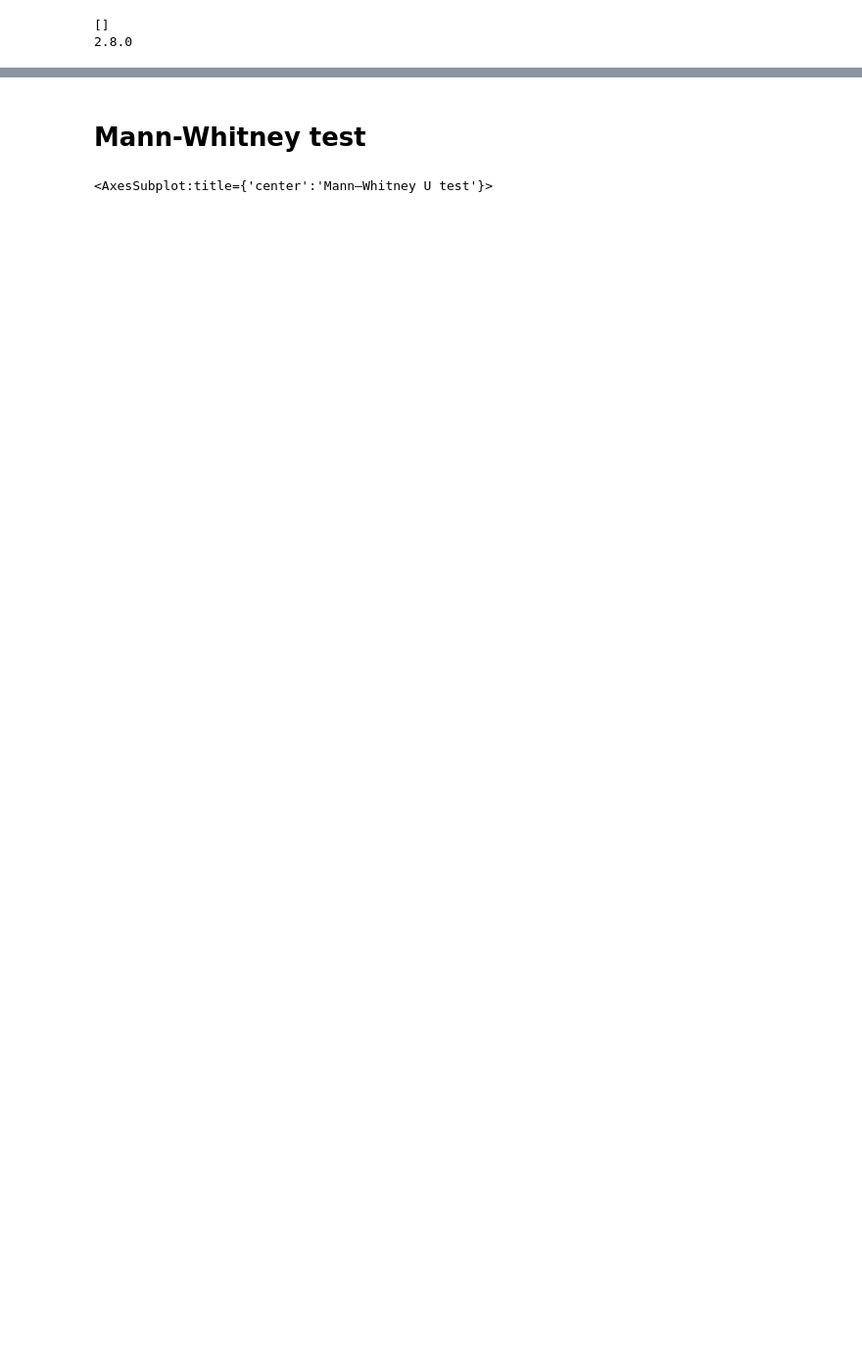
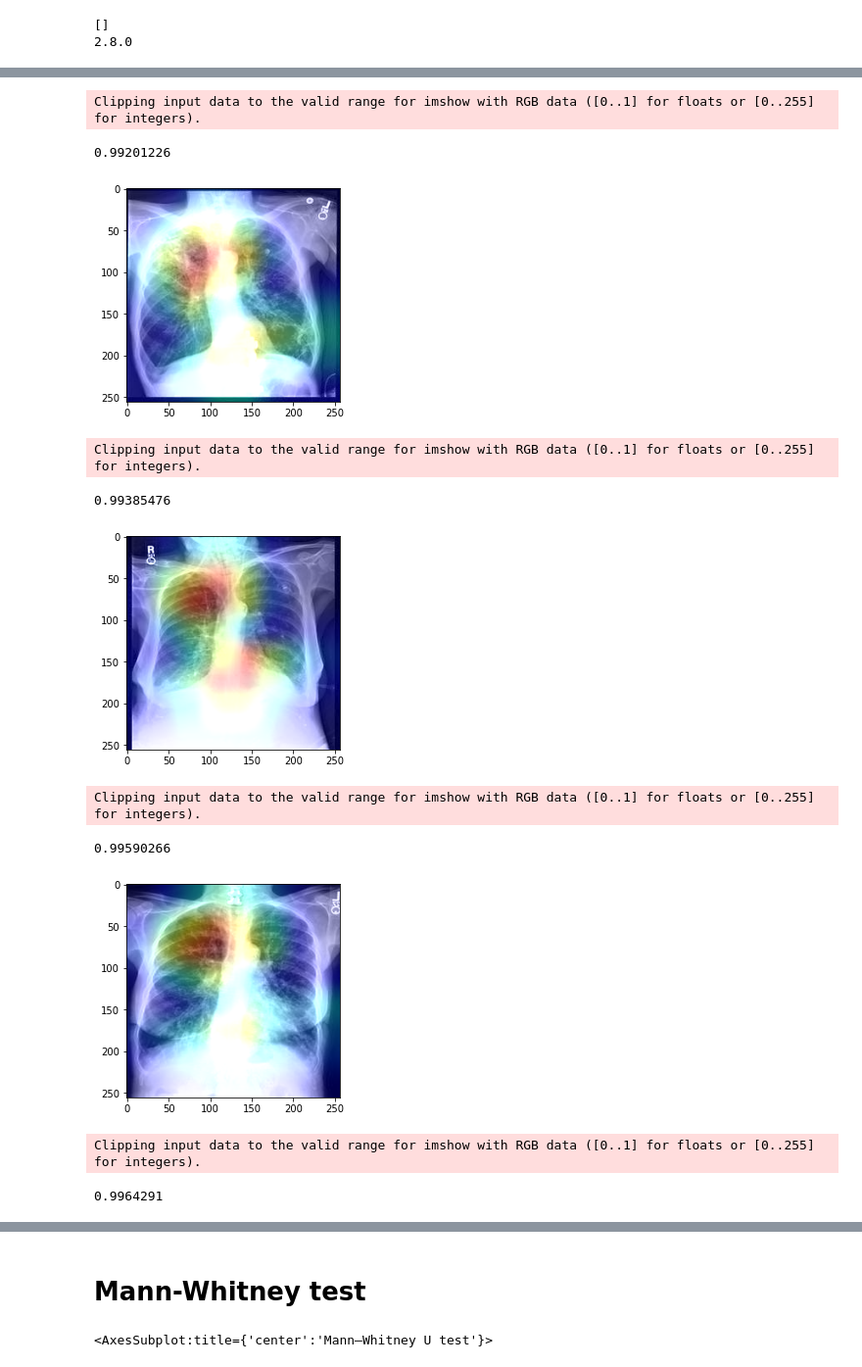
Before and after one commit to Ryan-RE-Wang/COPD-project, a Jupyter notebook: COPD_model_interpretation.ipynb, the cells around one changed output, grey strips where cells are left out. Shown at 98% size. Drawn from its saved outputs; the diff is of its cells as text; code cells hidden in the pictures; blank space fills up the shorter version.

```diff
--- a/COPD_model_interpretation.ipynb
+++ b/COPD_model_interpretation.ipynb
@@ -356,8 +130,8 @@ Clipping input data to the valid range for imshow with RGB data ([0..1] for floa
 # %%
 mean_heatmap = np.mean(heat_map, axis=0)
 plt.imshow(np.reshape(mean_heatmap, (256, 256, 3)))
-# fname = 'imgs_xception/imgs_merged/emory/mean_gradcam.jpg'.format(a=ids[i], b=preds[i])
-# plt.savefig(fname)
+fname = 'imgs/mimic_test/mean_gradcam.jpg'
+plt.savefig(fname)
 plt.show()
 # %% [output]
 Clipping input data to the valid range for imshow with RGB data ([0..1] for floats or [0..255] for integers).
@@ -368,0 +139,19 @@ val_a = mpimg.imread(path + files[0])
+# %%
+for i in order[-4:]:
+    print(preds[i])
+    plt.imshow(np.reshape(heat_map_pp[i], (256, 256, 3)))
+    fname = 'imgs/mimic_test/{a}_{b}_gradcampp.jpg'.format(a=ids[i], b=preds[i])
+    plt.savefig(fname)
+    plt.show()
+# %% [output]
+Clipping input data to the valid range for imshow with RGB data ([0..1] for floats or [0..255] for integers).
+0.99201226
+[figure, added]
+Clipping input data to the valid range for imshow with RGB data ([0..1] for floats or [0..255] for integers).
+0.99385476
+[figure, added]
+Clipping input data to the valid range for imshow with RGB data ([0..1] for floats or [0..255] for integers).
+0.99590266
+[figure, added]
+Clipping input data to the valid range for imshow with RGB data ([0..1] for floats or [0..255] for integers).
+0.9964291
```
Also changed, not shown: parts of 23 cells of this notebook, 8 other files.
